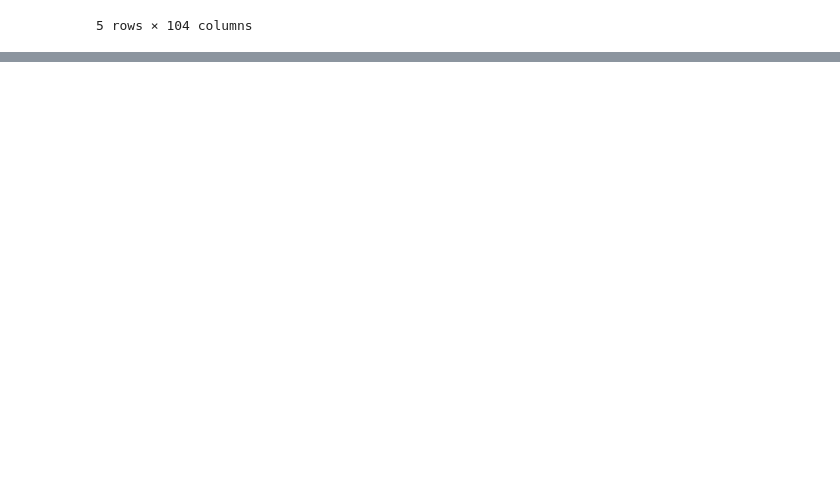
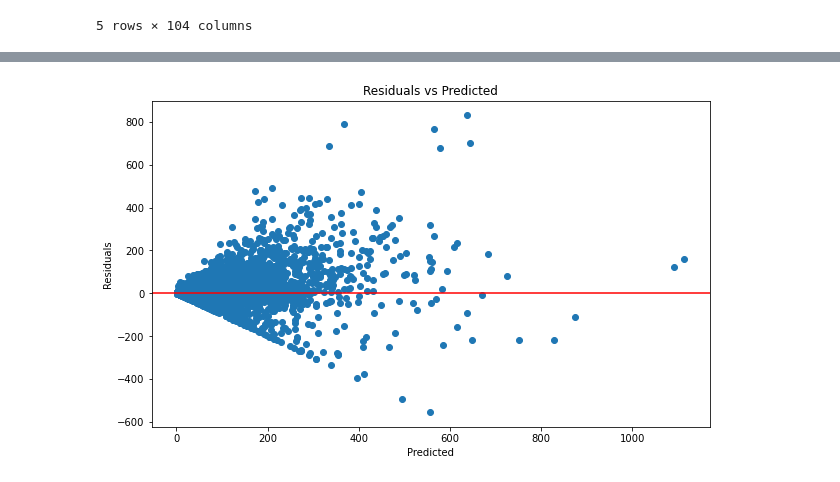
Before and after one commit to tabeaeggler/UrbanMobility, a Jupyter notebook: notebooks/05_model_random_forest.ipynb, the cells around one changed output, grey strips where cells are left out. Saved outputs shown, nothing was run; the diff lists cells and outputs as text; code cells hidden in the pictures; blank space fills up the shorter version.

```diff
--- a/notebooks/05_model_random_forest.ipynb
+++ b/notebooks/05_model_random_forest.ipynb
@@ -89,0 +159,16 @@ print(feature_importances)
+# %%
+import matplotlib.pyplot as plt
+
+# Calculate residuals
+residuals = y_test - y_pred
+
+# Plot residuals
+plt.figure(figsize=(10,6))
+plt.scatter(y_pred, residuals)
+plt.axhline(y=0, color='r', linestyle='-')
+plt.xlabel('Predicted')
+plt.ylabel('Residuals')
+plt.title('Residuals vs Predicted')
+plt.show()
+# %% [output]
+[figure, added]
```
Also changed, not shown: parts of 14 cells of this notebook.
